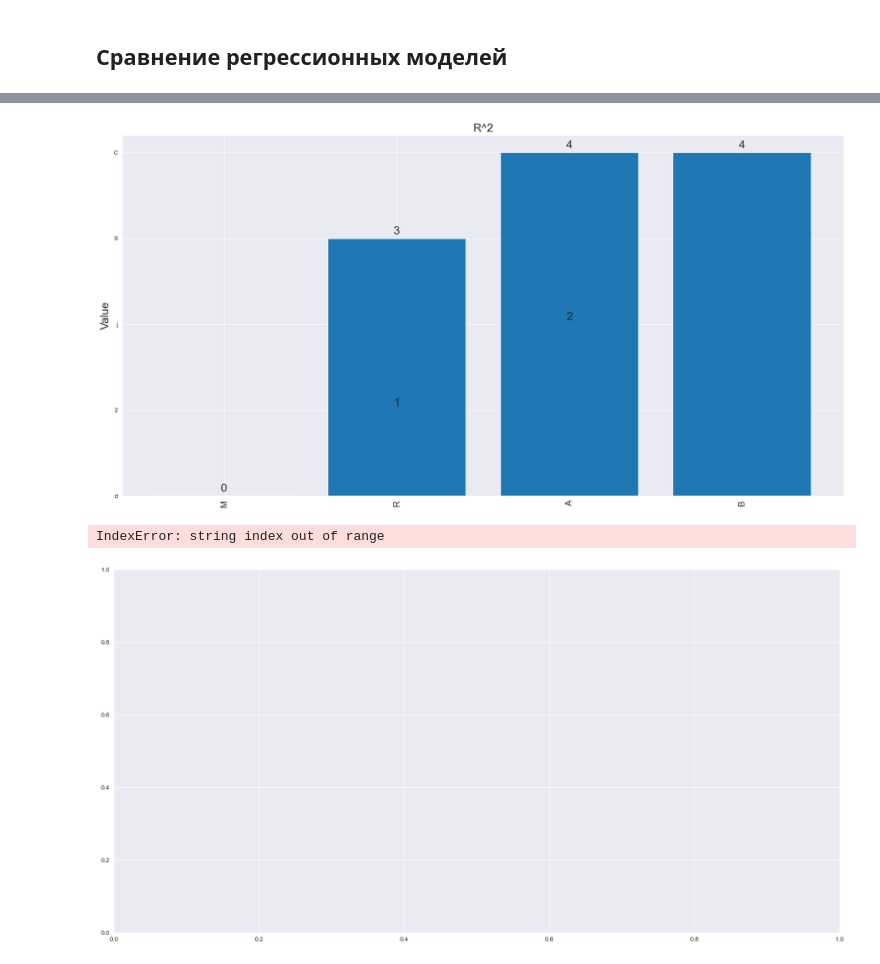
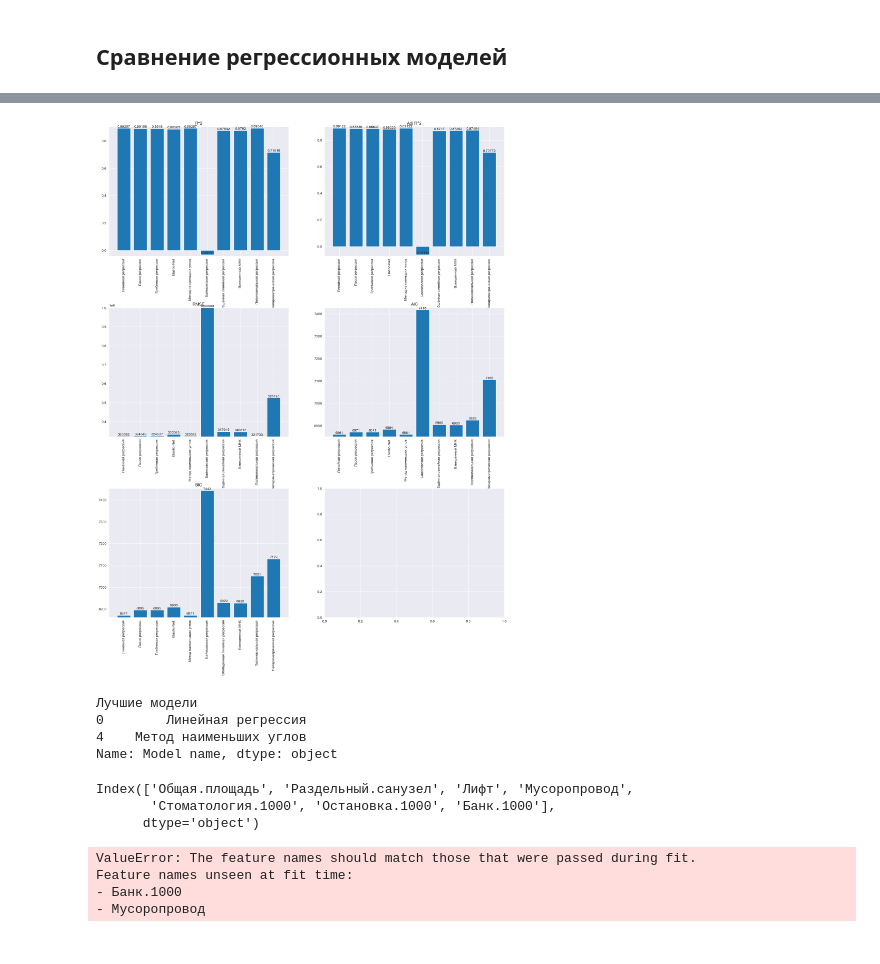
Before and after one commit to fongradnastya/data_analysis3, a Jupyter notebook: notebooks/work3.ipynb, the cells around one changed output, grey strips where cells are left out. Saved outputs shown, nothing was run; the diff lists cells and outputs as text; code cells hidden in the pictures.

Commit message:
Added graphs

```diff
--- a/notebooks/work3.ipynb
+++ b/notebooks/work3.ipynb
@@ -316,6 +317,7 @@ def build_sm_model(cur_model_name, cur_model_params, list_models):
     fitted_model = sm_get_best(cur_model_params["model"], cur_model_params["params"])
     model_stats = count_criteria(fitted_model, x_test, y_test)
     model_stats["Model name"] = cur_model_name
+    model_stats["Model"] = fitted_model
     list_models = list_models.append(model_stats, ignore_index=True)
     values = get_stats_vals(fitted_model, x_test, y_test)
     show_model(cur_model_name, model_stats, values)
@@ -326,6 +328,7 @@ def build_sm_model(cur_model_name, cur_model_params, list_models):
 list_models = pd.DataFrame(
     {
         "Model name": [],
+        "Model": [],
         "R^2": [],
         "Adj R^2": [],
         "RMSE": [],
@@ -723,0 +691,4 @@ print(list_models)
+# %%
+models = list_models["Model"]
+list_models.drop("Model", axis=1, inplace=True)
+print(list_models)
@@ -752,34 +744,15 @@ for ax, comb in zip(axs.flatten(),
-# %%
-def compare_models(lst_models: list, index: int, param: dict) -> None:
-    """Построение графиков для сравнения моделей."""
-    fig = plt.figure(figsize=(16, 8))
-    ax = fig.add_axes([0, 0, 1, 1])
-    ax.bar(
-        list(map(lambda x: x[0], lst_models)),
-        list(map(lambda x: x[index], lst_models)),
-        )
-    ax.bar_label(
-        ax.containers[0],
-        label_type='edge',
-        padding=3,
-        fontsize=18,
-    )
-    plt.ylabel('Value', fontsize=18)
-    plt.title(param, fontsize=18)
-    plt.xticks(fontsize=14, rotation=90)
-    plt.show()
-# %%
-list_criterion = ["R^2", "Adj R^2", "RMSE", "AIC", "BIC"]
-for criterion in list_criterion:
-    compare_models(
-        list_models,
-        list_criterion.index(criterion) + 2,
-        criterion,
-    )
-# %% [output]
-[figure, removed]
-IndexError: string index out of range
-[figure, removed]
+# %%
+compare_models()
+# %% [output]
+[figure, added]
+# %%
+print("Лучшие модели")
+print(list_models[list_models["Adj R^2"] == list_models["Adj R^2"].max()]["Model name"])
+# %% [output]
+Лучшие модели
+0        Линейная регрессия
+4    Метод наименьших углов
+Name: Model name, dtype: object
 # %%
 def create_submission(id_col, y_pred) -> pd.DataFrame:
     """Создание итоговой выборки."""
@@ -788,10 +761,23 @@ def create_submission(id_col, y_pred) -> pd.DataFrame:
         "Цена": y_pred,
     })
     return submission
+# %%
+print(train_data.columns.drop(answer))
+test_data = test_data[train_data.columns.drop(answer)]
+# %% [output]
+Index(['Общая.площадь', 'Раздельный.санузел', 'Лифт', 'Мусоропровод',
+       'Стоматология.1000', 'Остановка.1000', 'Банк.1000'],
+      dtype='object')
 # %%
-y_test_predicted = list_models[0][1].predict(test_data)
+model = models[0]
+y_test_predicted = model.predict(test_data)
 sub = create_submission(
     ids,
     list(item for item in y_test_predicted.tolist()),
 )
 sub.to_csv("../data/sub.csv", index=False)
+# %% [output]
+ValueError: The feature names should match those that were passed during fit.
+Feature names unseen at fit time:
+- Банк.1000
+- Мусоропровод
```
Also changed, not shown: parts of 15 cells of this notebook.
